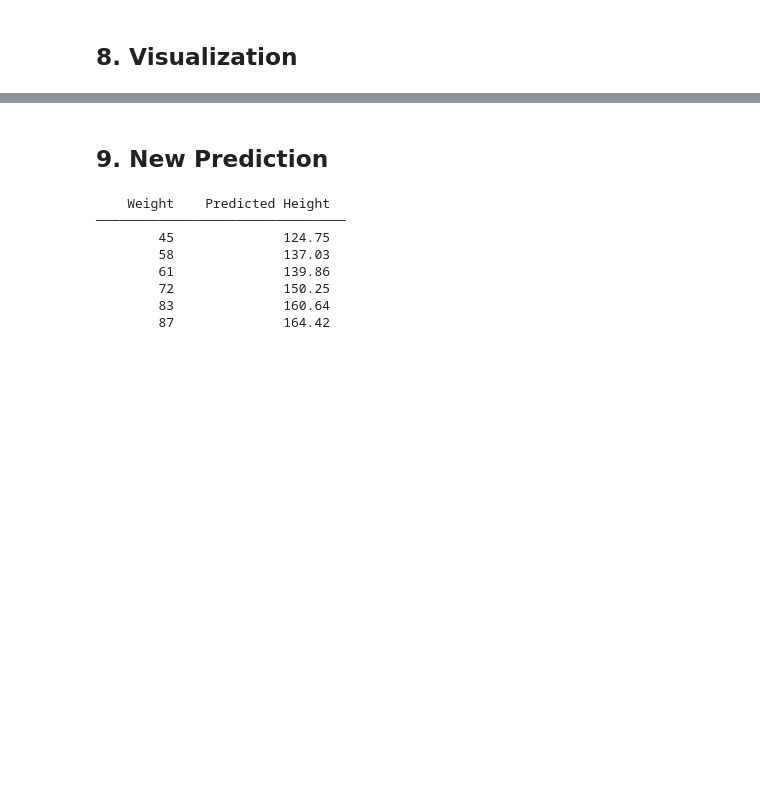
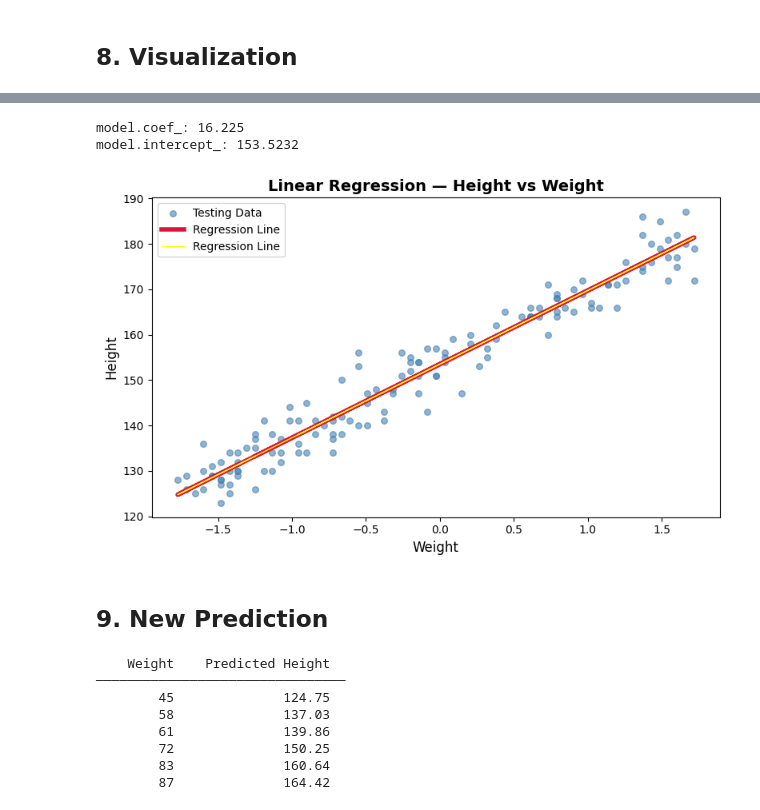
Before and after one commit to mohitfr/height-weight-linear-regression, a Jupyter notebook: 01-linear-regression-height-weight/linear_regression.ipynb, the cells around one changed output, grey strips where cells are left out. Saved outputs shown, nothing was run; the diff lists cells and outputs as text; code cells hidden in the pictures; blank space fills up the shorter version.

```diff
--- a/01-linear-regression-height-weight/linear_regression.ipynb
+++ b/01-linear-regression-height-weight/linear_regression.ipynb
@@ -170,15 +183,26 @@ plt.show()
+# %%
+print("model.coef_:", model.coef_[0].round(4))
+print("model.intercept_:", model.intercept_.round(4))
+# %% [output]
+model.coef_: 16.225
+model.intercept_: 153.5232
 # %%
 plt.figure(figsize=(8, 5))
-plt.scatter(X_test_scaled, y_test, color='steelblue', alpha=0.6, label='Testing Data', s=30)
-plt.plot(X_test_scaled.sort_values('Weight'),
-        model.predict(X_test_scaled.sort_values('Weight')),
-        color='crimson', linewidth=2, label='Regression Line')
+plt.scatter(x_test_scaled, y_test, color='steelblue', alpha=0.6, label='Testing Data', s=30)
+plt.plot(x_train_scaled,
+        model.predict(x_train_scaled),
+        color='crimson', linewidth=4, label='Regression Line')
+plt.plot(x_test_scaled,
+        model.predict(x_test_scaled),
+        color='yellow', linewidth=1, label='Regression Line')
 plt.xlabel('Weight', fontsize=12)
 plt.ylabel('Height', fontsize=12)
 plt.title('Linear Regression — Height vs Weight', fontsize=14, fontweight='bold')
 plt.legend()
 plt.tight_layout()
 plt.show()
+# %% [output]
+[figure, added]
 # %% [markdown]
 ## 9. New Prediction
 # %%
```
Also changed, not shown: parts of 17 cells of this notebook, 6 other files.
